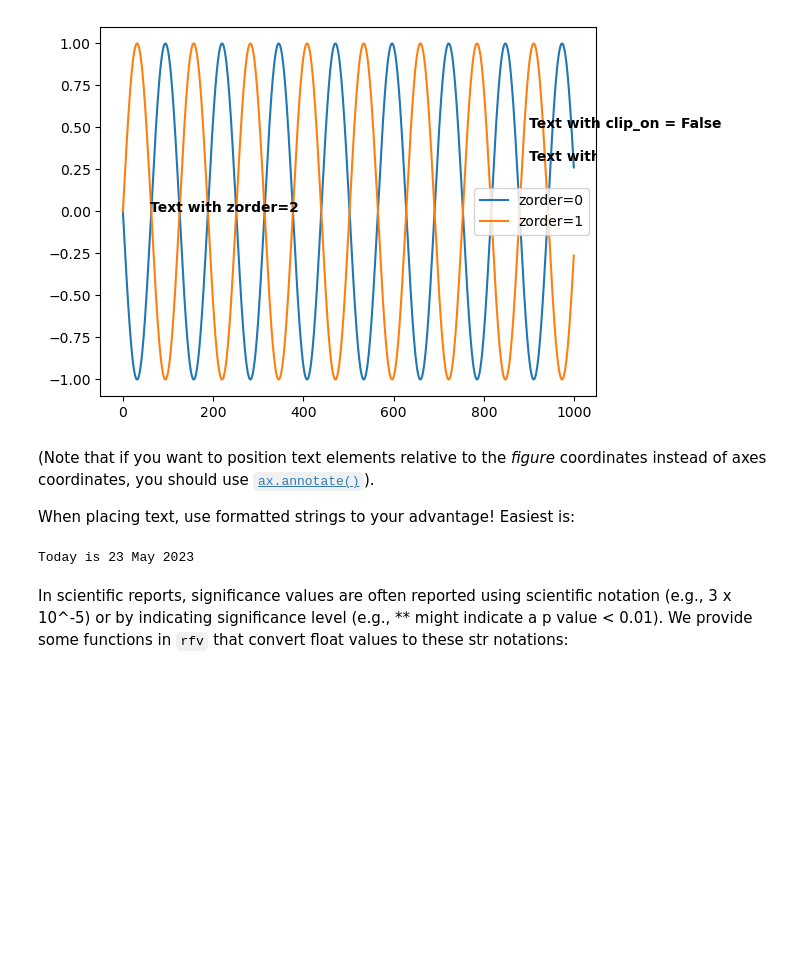
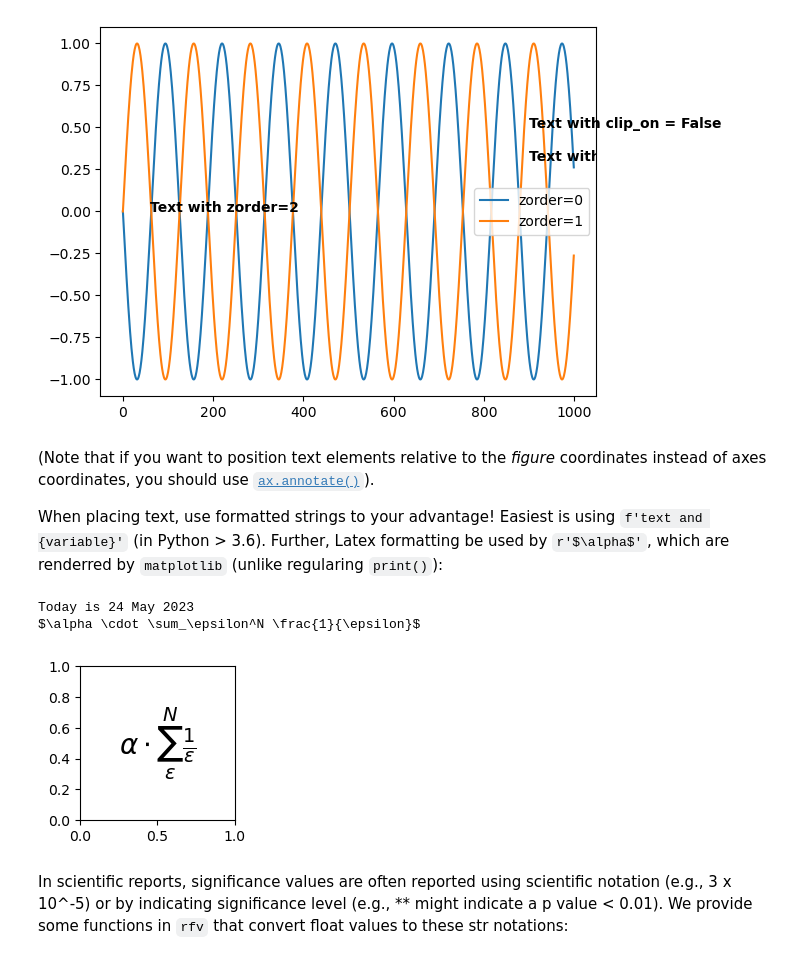
Before and after one commit to vdplasthijs/reproducible_figures, a Jupyter notebook: tutorial/Step 5: Adding clarification elements.ipynb, the cells around one changed output. Cells and saved outputs as stored; diff of their text form; code cells hidden in the pictures; blank space fills up the shorter version.

```diff
--- a/tutorial/Step 5: Adding clarification elements.ipynb
+++ b/tutorial/Step 5: Adding clarification elements.ipynb
@@ -68,12 +66,20 @@ ax.legend()
 # %% [markdown]
 (Note that if you want to position text elements relative to the *figure* coordinates instead of axes coordinates, you should use [`ax.annotate()`](https://matplotlib.org/stable/api/_as_gen/matplotlib.pyplot.annotate.html)).
 
-When placing text, use formatted strings to your advantage! Easiest is:
+When placing text, use formatted strings to your advantage! Easiest is using `f'text and {variable}'` (in Python > 3.6). Further, Latex formatting be used by `r'$\alpha$'`, which are renderred by `matplotlib` (unlike regularing `print()`):
-# %%
-date_str = f'Today is {datetime.now().strftime("%d %B %Y")}'
-print(date_str)
-# %% [output]
-Today is 23 May 2023
+# %%
+date_str = f'Today is {datetime.now().strftime("%d %B %Y")}'
+print(date_str)
+
+latex_str = r'$\alpha \cdot \sum_\epsilon^N \frac{1}{\epsilon}$'
+print(latex_str)
+
+fig, ax = plt.subplots(1, 1, figsize=(2, 2))
+ax.text(s=latex_str, x=0.5, y=0.5, fontsize=20, ha='center', va='center');
+# %% [output]
+Today is 24 May 2023
+$\alpha \cdot \sum_\epsilon^N \frac{1}{\epsilon}$
+[figure, added]
 # %% [markdown]
 In scientific reports, significance values are often reported using scientific notation (e.g., 3 x 10^-5) or by indicating significance level (e.g., ** might indicate a p value < 0.01). We provide some functions in `rfv` that convert float values to these str notations:
 # %%
```
Also changed, not shown: parts of 4 cells of this notebook, 1 other file.
